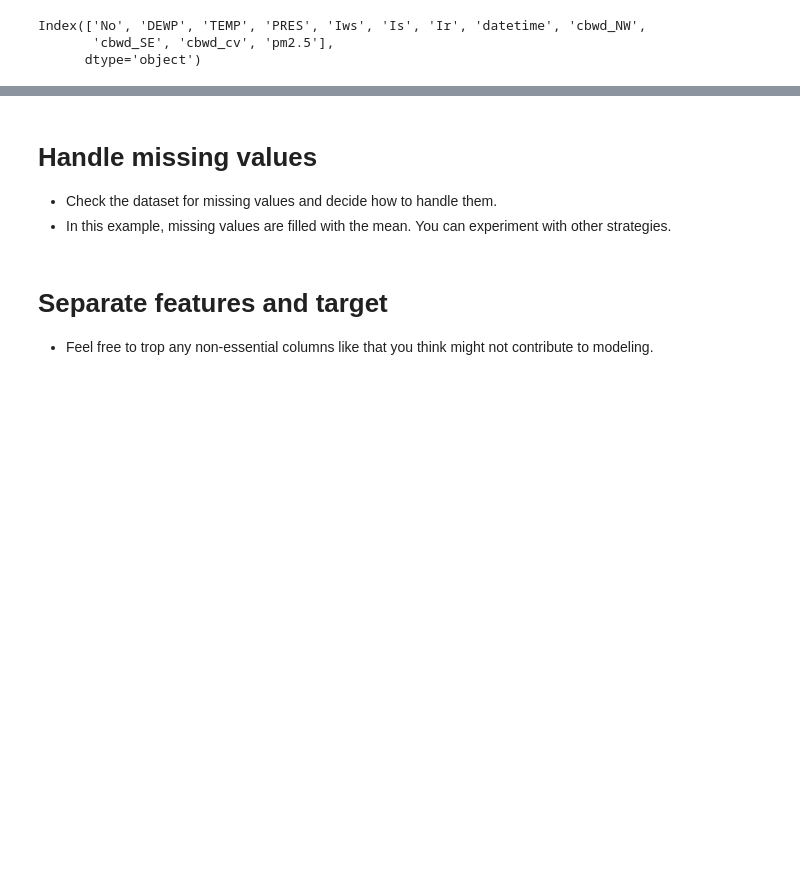
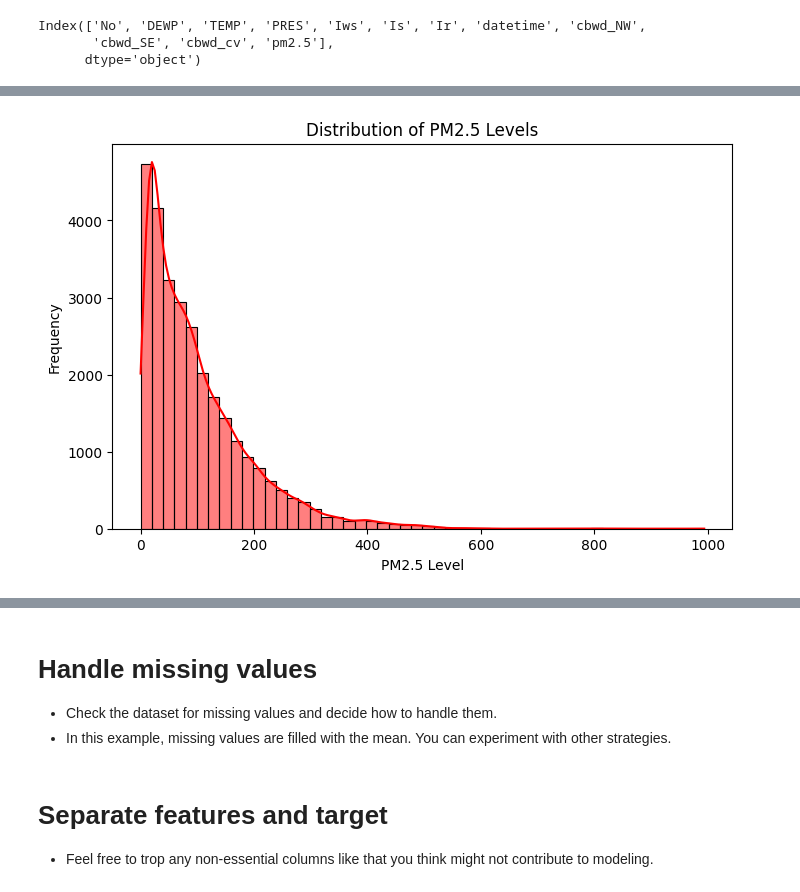
Before and after one commit to kennyg37/airQualityForecasting, a Jupyter notebook: experiment4.ipynb, the cells around one changed output, grey strips where cells are left out. Saved outputs shown, nothing was run; the diff lists cells and outputs as text; code cells hidden in the pictures; blank space fills up the shorter version.

```diff
--- a/experiment4.ipynb
+++ b/experiment4.ipynb
@@ -56,0 +71,10 @@ test.set_index('datetime', inplace=True)
+# %%
+# Histogram of PM2.5 values
+plt.figure(figsize=(8, 5))
+sns.histplot(train["pm2.5"].dropna(), bins=50, kde=True, color='red')
+plt.xlabel("PM2.5 Level")
+plt.ylabel("Frequency")
+plt.title("Distribution of PM2.5 Levels")
+plt.show()
+# %% [output]
+[figure, added]
```
Also changed, not shown: parts of 4 cells of this notebook.
